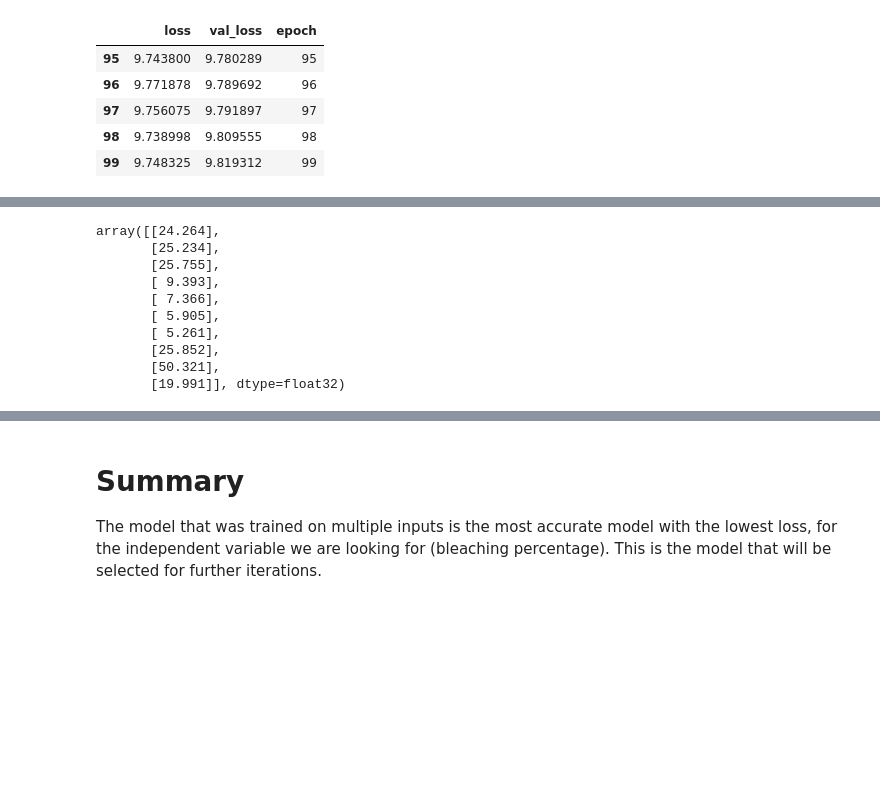
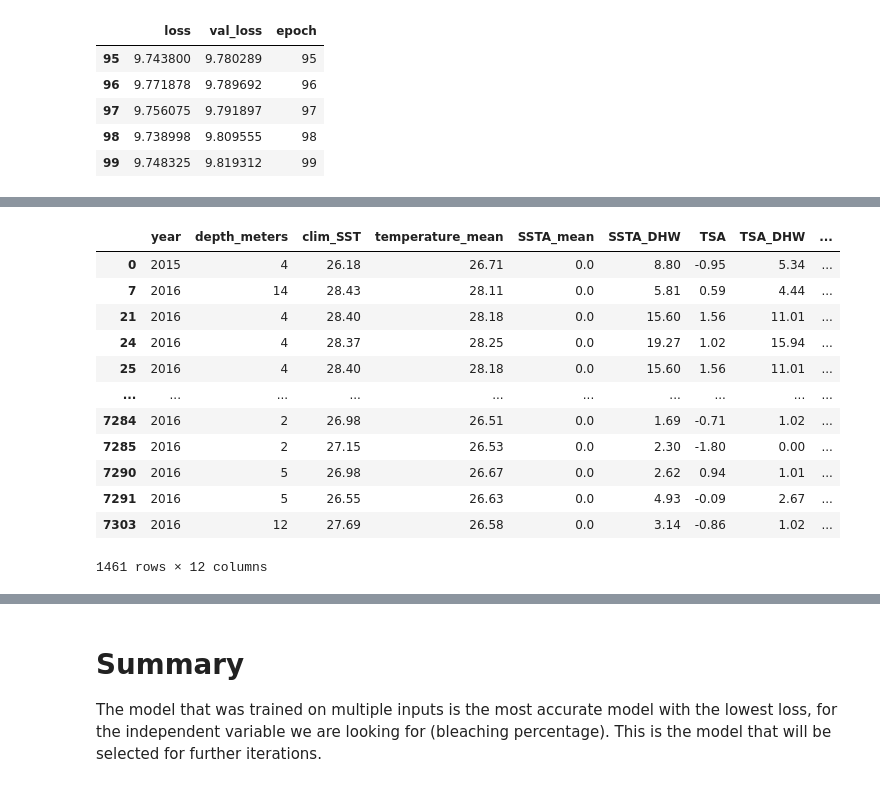
Before and after one commit to S-Romberg/ocean_temp_prediction, a Jupyter notebook: Linear Regression - Predicting Coral Bleaching/linear_regression.ipynb, the cells around one changed output, grey strips where cells are left out. Saved outputs shown, nothing was run; the diff lists cells and outputs as text; code cells hidden in the pictures; blank space fills up the shorter version.

```diff
--- a/Linear Regression - Predicting Coral Bleaching/linear_regression.ipynb
+++ b/Linear Regression - Predicting Coral Bleaching/linear_regression.ipynb
@@ -471,6 +471,8 @@ hist.tail()
 | 98 | 9.738998 | 9.809555 | 98 |
 | 99 | 9.748325 | 9.819312 | 99 |
 # %%
-prediction = linear_model.predict(train_features[:10])
-prediction
+prediction = linear_model.predict(test_features)
+final_results = test_features.copy()
+final_results['prediction'] = prediction
+final_results
 # %% [output]
@@ -478,13 +480,16 @@ prediction
+|  | year | depth_meters | clim_SST | temperature_mean | SSTA_mean | SSTA_DHW | TSA | TSA_DHW | ... |
+| 0 | 2015 | 4 | 26.18 | 26.71 | 0.0 | 8.80 | -0.95 | 5.34 | ... |
+| 7 | 2016 | 14 | 28.43 | 28.11 | 0.0 | 5.81 | 0.59 | 4.44 | ... |
+| 21 | 2016 | 4 | 28.40 | 28.18 | 0.0 | 15.60 | 1.56 | 11.01 | ... |
+| 24 | 2016 | 4 | 28.37 | 28.25 | 0.0 | 19.27 | 1.02 | 15.94 | ... |
+| 25 | 2016 | 4 | 28.40 | 28.18 | 0.0 | 15.60 | 1.56 | 11.01 | ... |
+| ... | ... | ... | ... | ... | ... | ... | ... | ... | ... |
+| 7284 | 2016 | 2 | 26.98 | 26.51 | 0.0 | 1.69 | -0.71 | 1.02 | ... |
+| 7285 | 2016 | 2 | 27.15 | 26.53 | 0.0 | 2.30 | -1.80 | 0.00 | ... |
+| 7290 | 2016 | 5 | 26.98 | 26.67 | 0.0 | 2.62 | 0.94 | 1.01 | ... |
+| 7291 | 2016 | 5 | 26.55 | 26.63 | 0.0 | 4.93 | -0.09 | 2.67 | ... |
+| 7303 | 2016 | 12 | 27.69 | 26.58 | 0.0 | 3.14 | -0.86 | 1.02 | ... |
-array([[24.264],
-       [25.234],
-       [25.755],
-       [ 9.393],
-       [ 7.366],
-       [ 5.905],
-       [ 5.261],
-       [25.852],
-       [50.321],
-       [19.991]], dtype=float32)
+1461 rows × 12 columns
 # %%
 differences = []
 for idx, x in enumerate(train_labels[:10].array):
```
Also changed, not shown: parts of 2 cells of this notebook.
